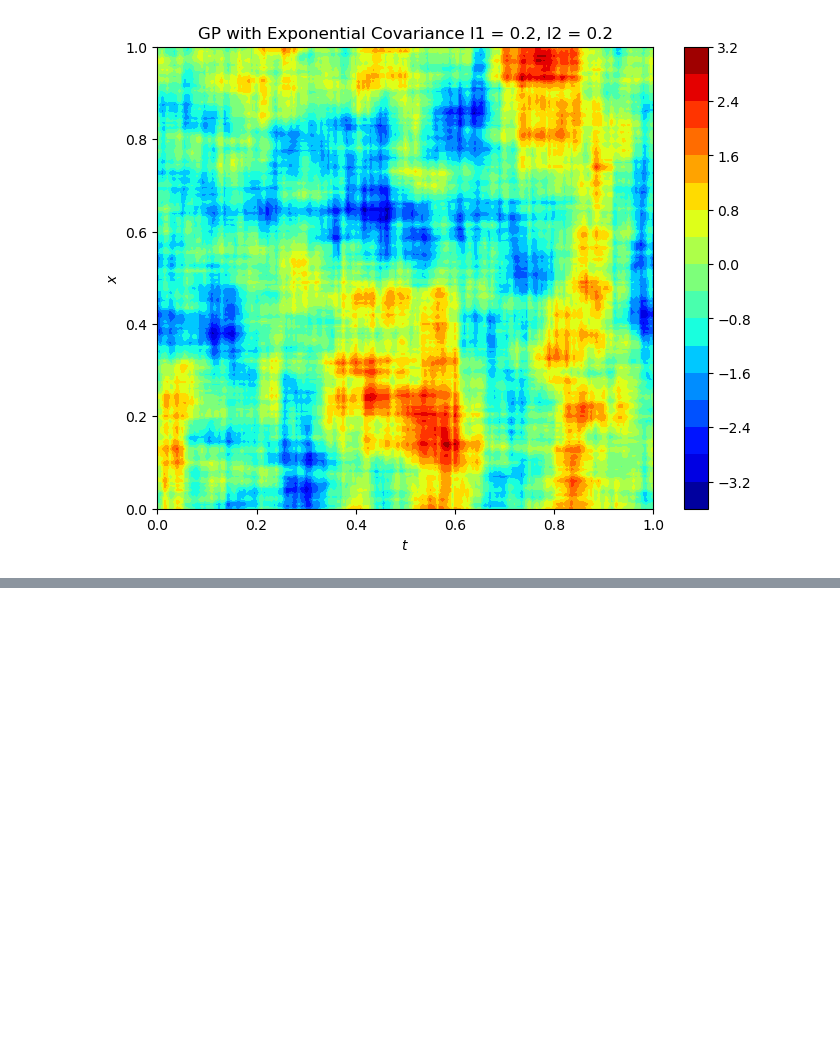
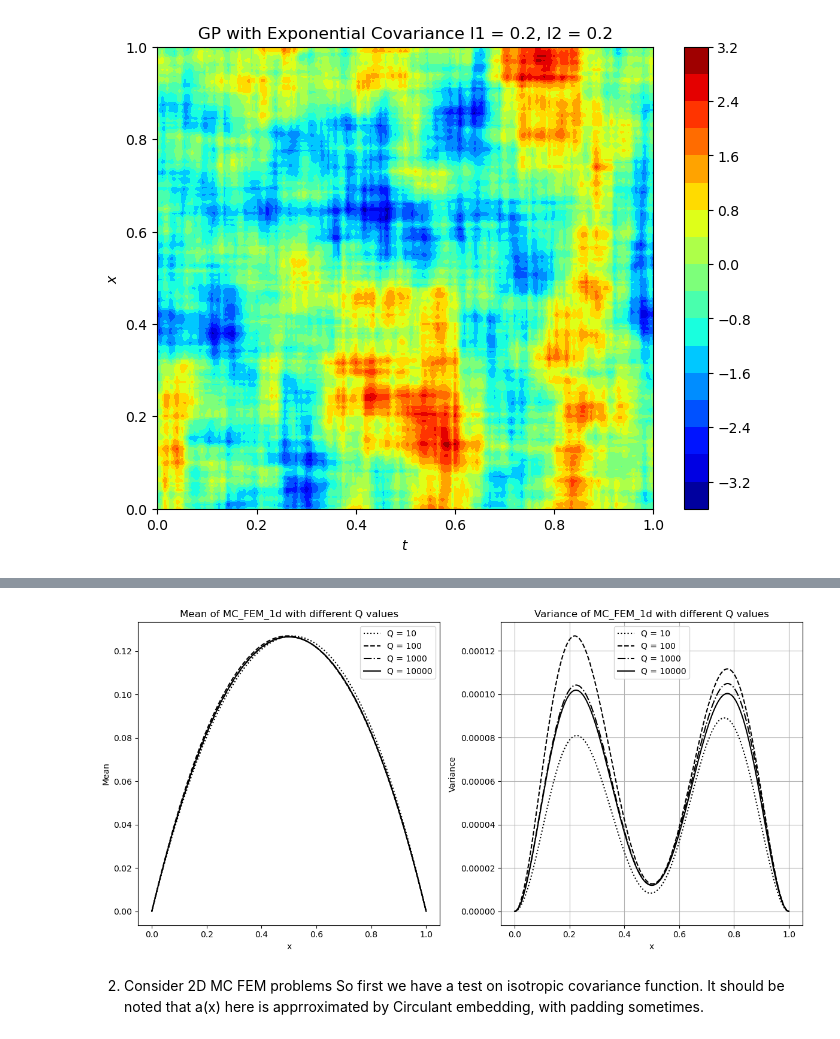
Before and after one commit to cgymmy/learnSDE, a Jupyter notebook: report.ipynb, the cells around one changed output, grey strips where cells are left out. Drawn from its saved outputs; the diff is of its cells as text; code cells hidden in the pictures; blank space fills up the shorter version.

```diff
--- a/report.ipynb
+++ b/report.ipynb
@@ -446,0 +521,30 @@ fig, ax = Utils.Plot_contourf(x, y, u1, 20, 'jet', f'GP with Exponential Covaria
+# %%
+ne = 512
+x = np.linspace(0, 1, ne + 1)
+Q_values = [10, 100, 1000, 10000]
+linestyles = ['dotted', 'dashed', 'dashdot', 'solid']
+
+fig, (ax1, ax2) = plt.subplots(1, 2, figsize=(12, 6))
+for Q, linestyle in zip(Q_values, linestyles):
+    mean, var = Utils.MC_FEM_1d(ne, 4, 1, 10, Q)
+    ax1.plot(x, mean, linestyle=linestyle, color='k', label=f'Q = {Q}')
+    ax2.plot(x, var, linestyle=linestyle, color='k', label=f'Q = {Q}')
+
+ax1.set_title('Mean of MC_FEM_1d with different Q values')
+ax1.set_xlabel('x')
+ax1.set_ylabel('Mean')
+ax1.legend()
+
+ax2.set_title('Variance of MC_FEM_1d with different Q values')
+ax2.set_xlabel('x')
+ax2.set_ylabel('Variance')
+ax2.legend()
+
+plt.grid(True)
+plt.tight_layout()
+plt.show()
+# %% [output]
+[figure, added]
+# %% [markdown]
+2. Consider 2D MC FEM problems
+So first we have a test on isotropic covariance function. It should be noted that a(x) here is apprroximated by Circulant embedding, with padding sometimes.
```
Also changed, not shown: parts of 33 cells of this notebook, 16 other files.
